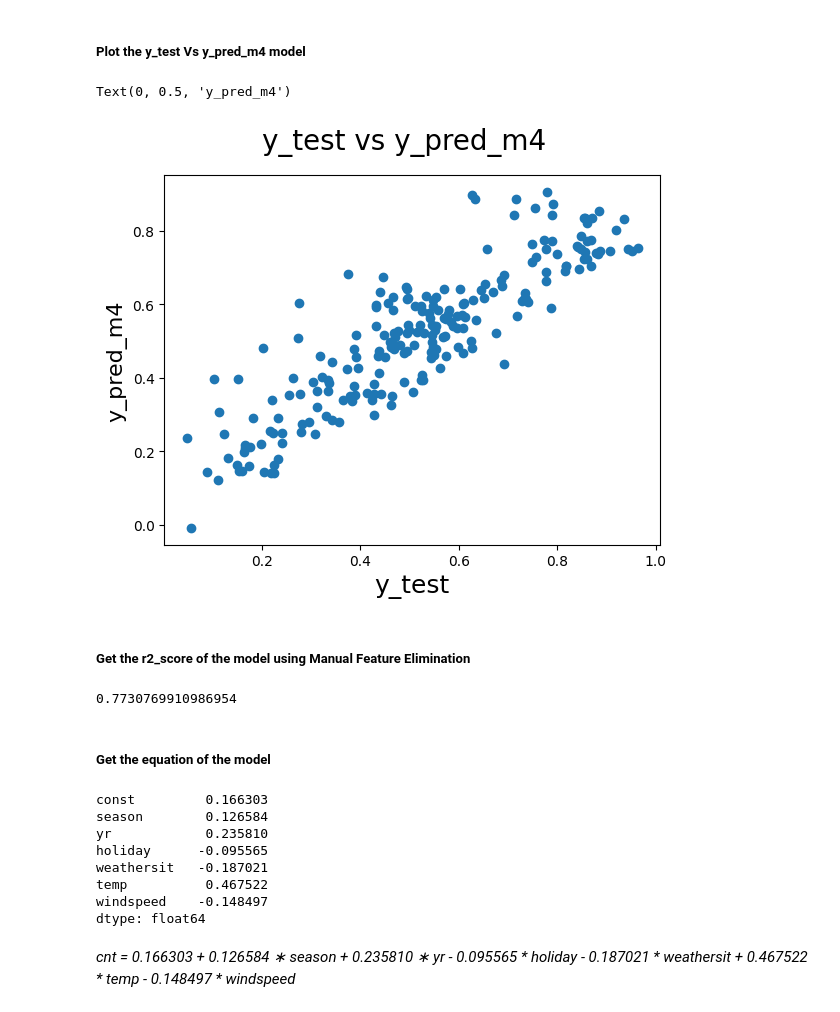
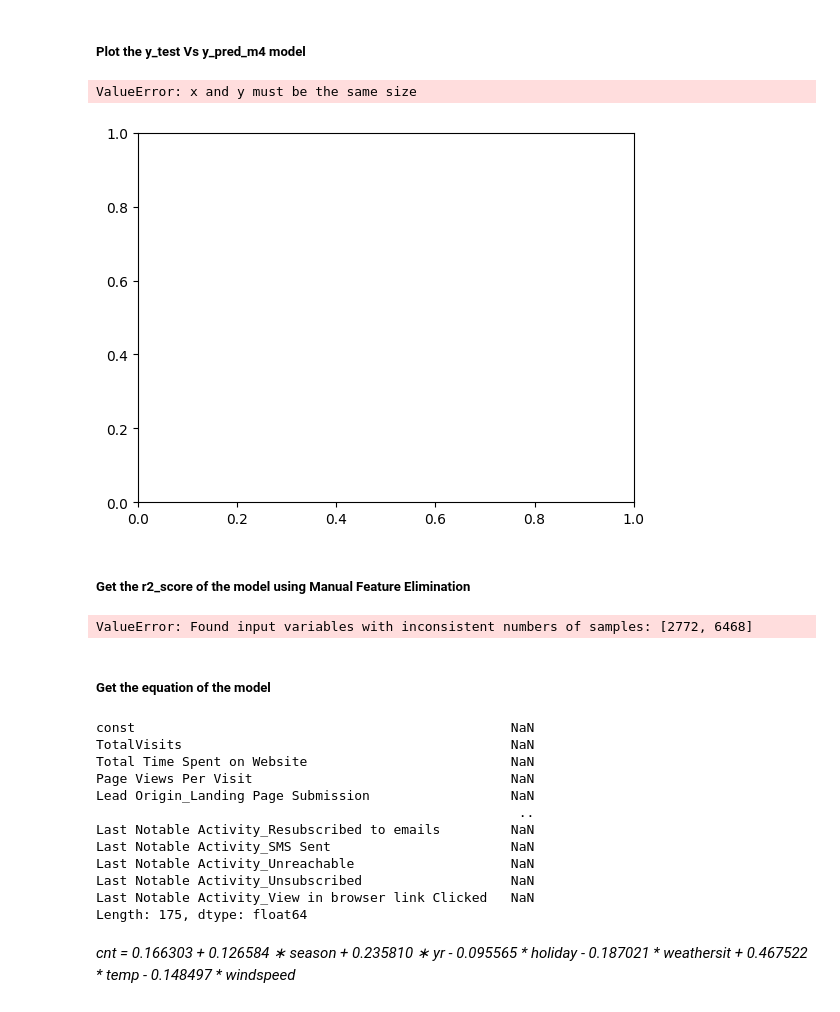
Before and after one commit to vmahawar/lead-scoring-case-study, a Jupyter notebook: lead-scoring-case-study.ipynb, the cells around one changed output. Drawn from its saved outputs; the diff is of its cells as text; code cells hidden in the pictures.

Commit message:
lead scoring case study files updated

```diff
--- a/lead-scoring-case-study.ipynb
+++ b/lead-scoring-case-study.ipynb
@@ -1156,8 +666,5 @@ print(df_train.shape)
 # %%
 # Running RFE with the output number of the variable equal to 10
-lm = LinearRegression()
-
-y_train = y_train
-X_train = df_train
+lm = LogisticRegression()
 lm.fit(X_train, y_train)
 # %% [output]
@@ -1190,5 +722,6 @@ Index(['mnth', 'holiday', 'weekday', 'workingday'], dtype='object')
 # %%
 # Creating X_test dataframe with RFE selected variables
-X_train_rfe = X_train[col]
+X_train_rfe = pd.DataFrame(X_train, columns=X.columns)
+y_train = pd.Series(y_train)
 # %%
 # Adding a constant variable
@@ -1197,3 +735,8 @@ X_train_rfe = sm.add_constant(X_train_rfe)
+# %%
+X_train_rfe, y_train = X_train_rfe.align(y_train, axis=0)
+# %%
+X_train_rfe = X_train_rfe.dropna()
+y_train = y_train[X_train_rfe.index]
 # %%
 lm = sm.OLS(y_train,X_train_rfe).fit()   # Running the linear model
 # %%
@@ -1272,34 +815,38 @@ The variable names inside the 'r2_score' function can be different based on the
 # %%
 # Plotting y_test and y_pred_m4 to understand the spread
 
 fig = plt.figure()
-plt.scatter(y_test, y_pred_m4)
+plt.scatter(y_test, y_pred)
 fig.suptitle('y_test vs y_pred_m4', fontsize = 20)              # Plot heading
 plt.xlabel('y_test', fontsize = 18)                          # X-label
-plt.ylabel('y_pred_m4', fontsize = 16)
+plt.ylabel('y_pred', fontsize = 16)
 # %% [output]
-Text(0, 0.5, 'y_pred_m4')
+ValueError: x and y must be the same size
-[figure, old version]
+[figure, new version]
 # %% [markdown]
 ##### Get the r2_score of the model using Manual Feature Elimination
 # %%
 from sklearn.metrics import r2_score
-r2_score(y_test, y_pred_m4)
+r2_score(y_test, y_pred)
 # %% [output]
-0.7730769910986954
+ValueError: Found input variables with inconsistent numbers of samples: [2772, 6468]
 # %% [markdown]
 ##### Get the equation of the model
 # %%
-model_toolkit.get_model_ols_params(lr4)
+model_toolkit.get_model_ols_params(lm)
 # %% [output]
-const         0.166303
-season        0.126584
-yr            0.235810
-holiday      -0.095565
-weathersit   -0.187021
-temp          0.467522
-windspeed    -0.148497
-dtype: float64
+const                                                NaN
+TotalVisits                                          NaN
+Total Time Spent on Website                          NaN
+Page Views Per Visit                                 NaN
+Lead Origin_Landing Page Submission                  NaN
+                                                      ..
+Last Notable Activity_Resubscribed to emails         NaN
+Last Notable Activity_SMS Sent                       NaN
+Last Notable Activity_Unreachable                    NaN
+Last Notable Activity_Unsubscribed                   NaN
+Last Notable Activity_View in browser link Clicked   NaN
+Length: 175, dtype: float64
 # %% [markdown]
 *cnt = 0.166303 + 0.126584 ∗ season + 0.235810 ∗ yr - 0.095565 * holiday - 0.187021 * weathersit + 0.467522 * temp - 0.148497 * windspeed*
 # %% [markdown]
```
Also changed, not shown: parts of 206 cells of this notebook, 3 other files.
